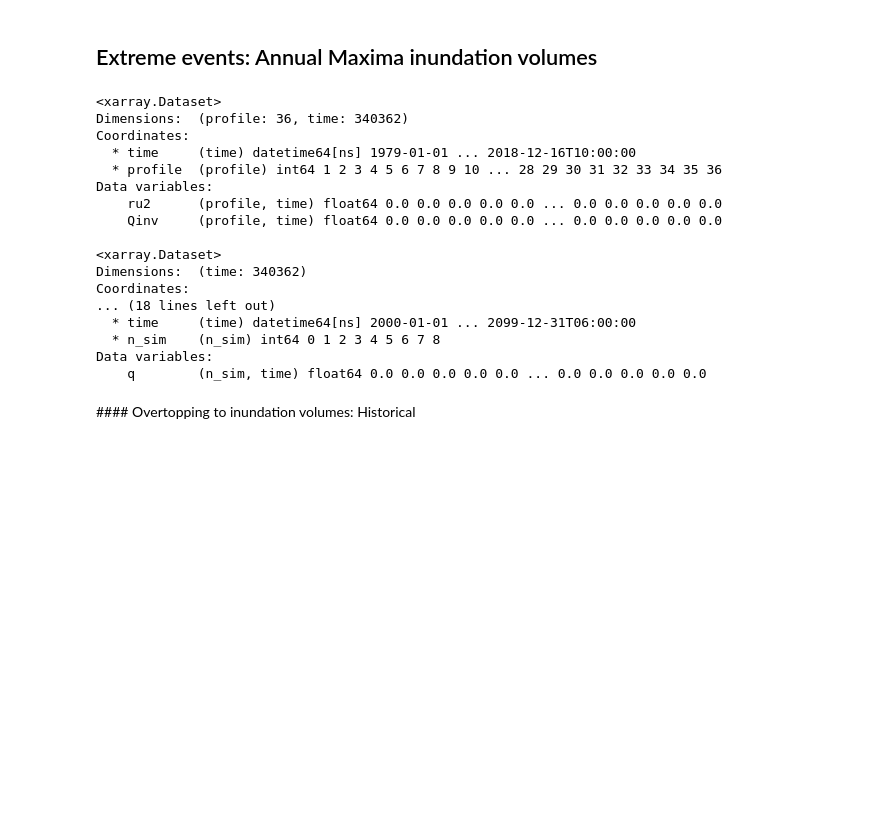
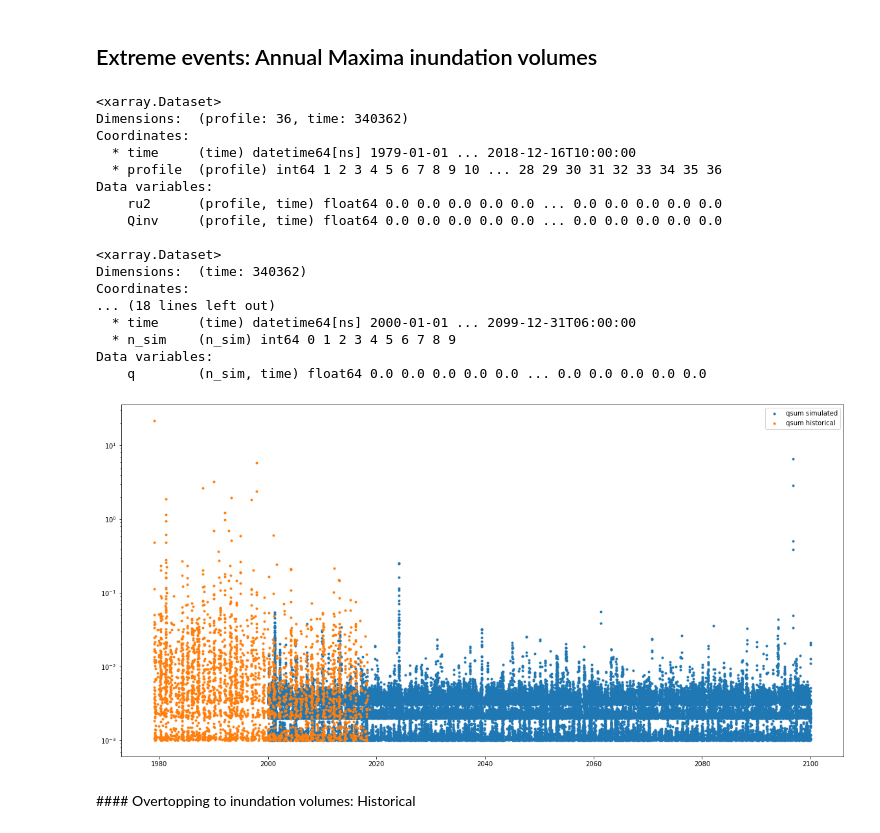
Before and after one commit to ripolln/teslakit, a Jupyter notebook: notebooks/KWAJALEIN/03_Nearshore/06_HYSWASH_to_inundation.ipynb, the cells around one changed output. Drawn from its saved outputs; the diff is of its cells as text; code cells hidden in the pictures; blank space fills up the shorter version.

```diff
--- a/notebooks/KWAJALEIN/03_Nearshore/06_HYSWASH_to_inundation.ipynb
+++ b/notebooks/KWAJALEIN/03_Nearshore/06_HYSWASH_to_inundation.ipynb
@@ -264,7 +267,7 @@ offshore_vars['time'] = offshore_vars['time'].dt.round('H')
 # Neglect values in each profile where Q<0.001 l/s/m (neglegible)
 qru_hist['Qinv'] = qru_hist.Qinv.where(qru_hist.Qinv.values>=0.001, 0)
 
-# Sum all profiles
+# Sum all profiles. threshold 0.01
 qru_hist_all = qru_hist.sum(dim='profile')
 
 print(qru_hist)
@@ -275,35 +278,44 @@ print()
 
 
 #--------------------------
 # Simulations
 
 # Neglect values in each profile where Q<0.001 l/s/m (neglegible)
 qru['q'] = qru.q.where(qru.q.values>=0.001, 0)
 
-# Sum all profiles
+# Sum all profiles. threshold 0.01
 qru_all = qru.sum(dim='profile')
 
 print(qru)
 print()
 print(qru_all)
+
+
+# plot Q sum for historical and one simulation of simulated data
+plt.figure(figsize=(20,10))
+plt.plot(qru_all.time, qru_all.q.sel(n_sim=kk), '.' ,label='qsum simulated')
+plt.plot(qru_hist_all.time, qru_hist_all.Qinv, '.' ,label='qsum historical')
+plt.legend()
+plt.yscale('log')
 # %% [output]
 <xarray.Dataset>
 Dimensions:  (profile: 36, time: 340362)
 Coordinates:
   * time     (time) datetime64[ns] 1979-01-01 ... 2018-12-16T10:00:00
   * profile  (profile) int64 1 2 3 4 5 6 7 8 9 10 ... 28 29 30 31 32 33 34 35 36
 Data variables:
     ru2      (profile, time) float64 0.0 0.0 0.0 0.0 0.0 ... 0.0 0.0 0.0 0.0 0.0
     Qinv     (profile, time) float64 0.0 0.0 0.0 0.0 0.0 ... 0.0 0.0 0.0 0.0 0.0
 
 <xarray.Dataset>
 Dimensions:  (time: 340362)
 Coordinates:
 ... (18 lines left out)
   * time     (time) datetime64[ns] 2000-01-01 ... 2099-12-31T06:00:00
-  * n_sim    (n_sim) int64 0 1 2 3 4 5 6 7 8
+  * n_sim    (n_sim) int64 0 1 2 3 4 5 6 7 8 9
 Data variables:
     q        (n_sim, time) float64 0.0 0.0 0.0 0.0 0.0 ... 0.0 0.0 0.0 0.0 0.0
+[figure, added]
 # %% [markdown]
 #### Overtopping to inundation volumes: Historical
 # %%
```
Also changed, not shown: parts of 29 cells of this notebook, 12 other files.
